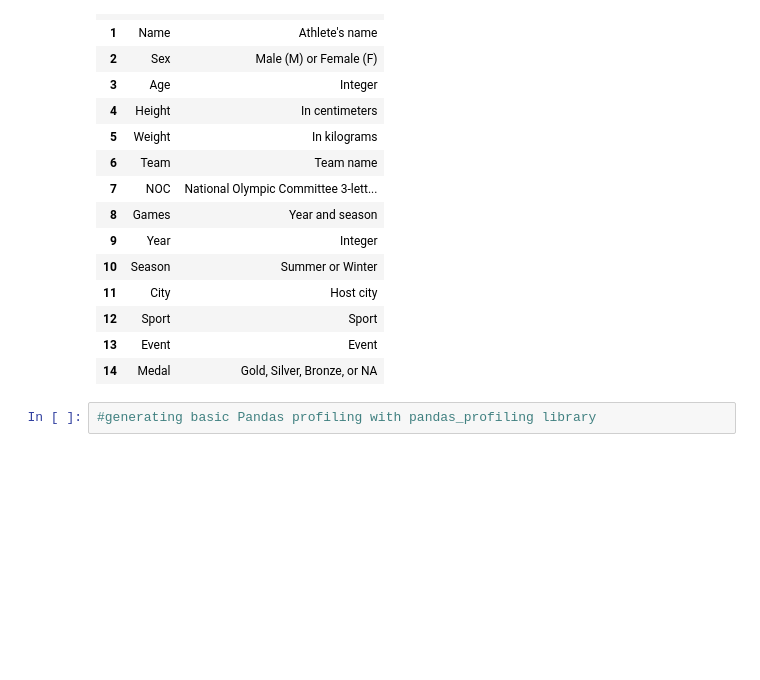
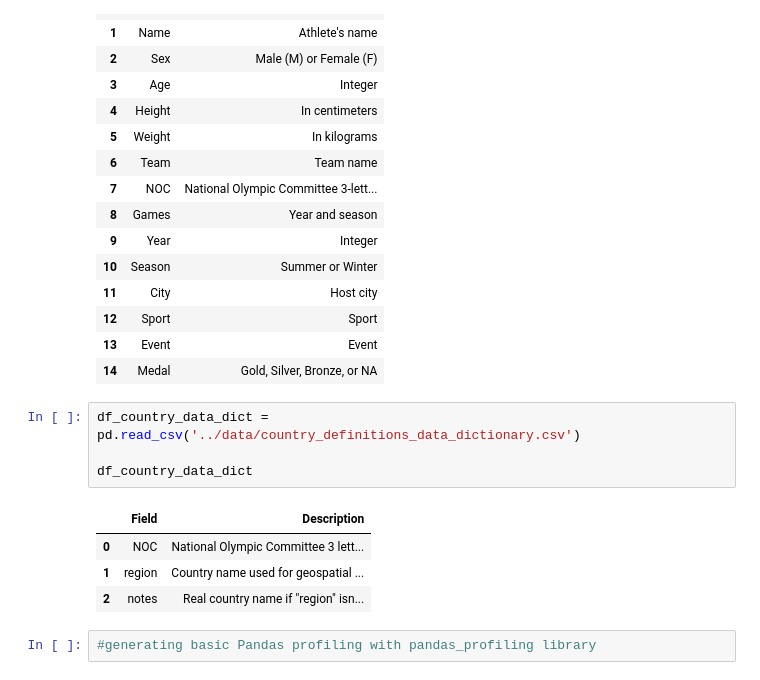
Before and after one commit to Binardino/Olympics_History_1896_2016, a Jupyter notebook: notebook/Olympics EDA.ipynb, the cells around one changed output. Saved outputs shown, nothing was run; the diff lists cells and outputs as text; blank space fills up the shorter version.

```diff
--- a/notebook/Olympics EDA.ipynb
+++ b/notebook/Olympics EDA.ipynb
@@ -67,6 +85,15 @@ df_athlete_dict
 | 12 | Sport | Sport |
 | 13 | Event | Event |
 | 14 | Medal | Gold, Silver, Bronze, or NA |
+# %%
+df_country_data_dict = pd.read_csv('../data/country_definitions_data_dictionary.csv')
+
+df_country_data_dict
+# %% [output]
+|  | Field | Description |
+| 0 | NOC | National Olympic Committee 3 lett... |
+| 1 | region | Country name used for geospatial ... |
+| 2 | notes | Real country name if "region" isn... |
 # %%
 #generating basic Pandas profiling with pandas_profiling library
 # %%
```
Also changed, not shown: parts of 4 cells of this notebook, 1 other file.
